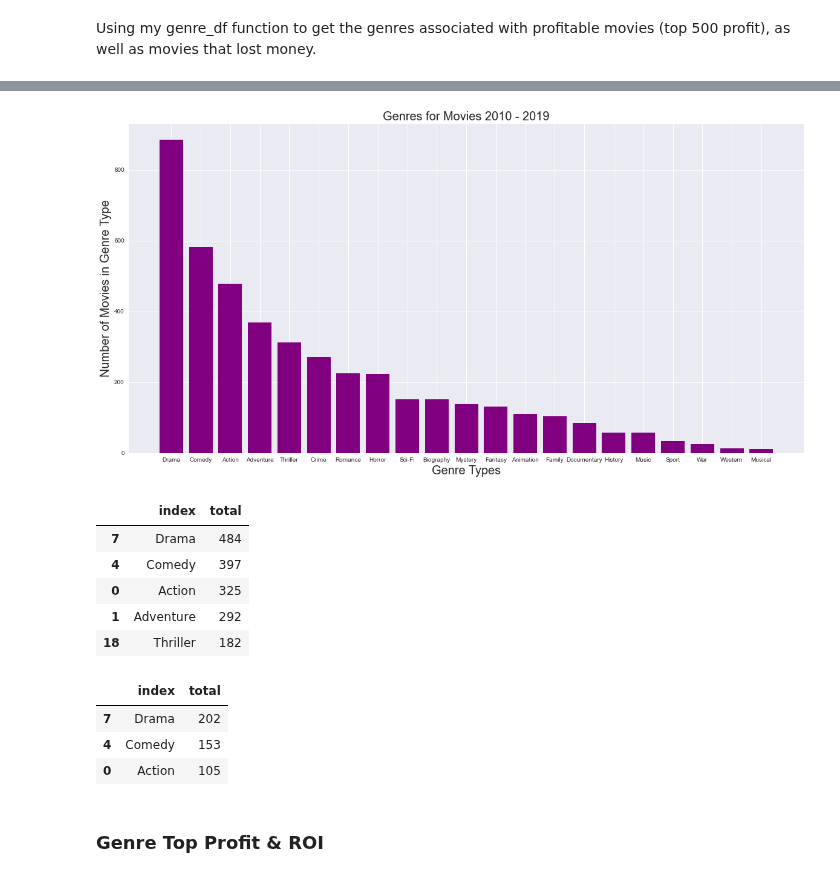
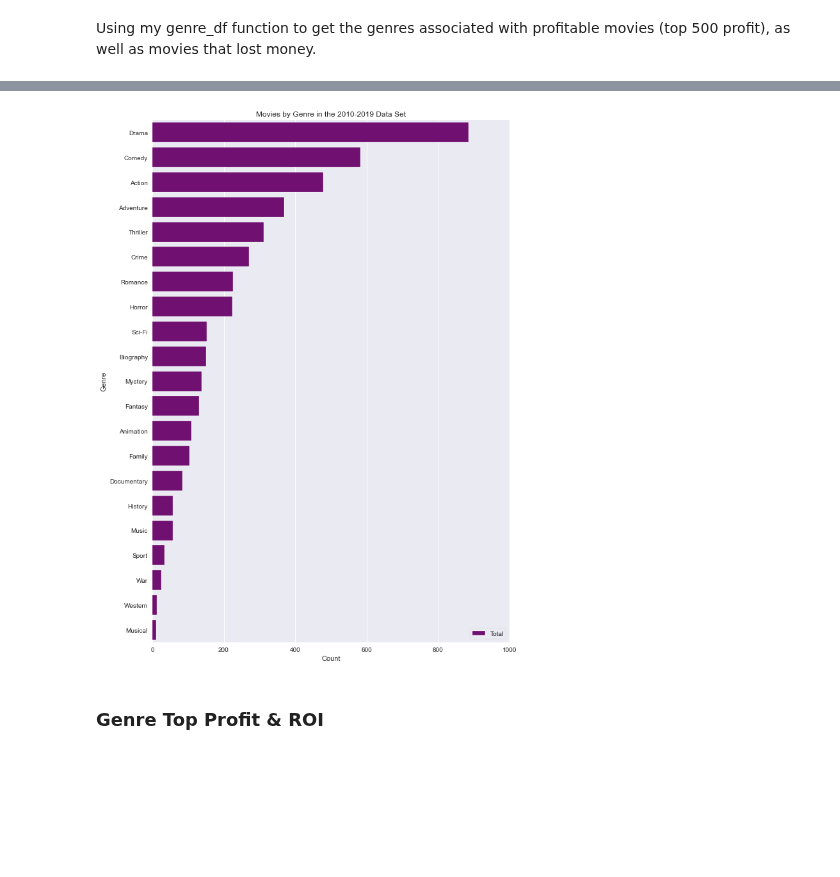
Before and after one commit to jxn628/dsc-phase-1-project, a Jupyter notebook: student.ipynb, the cells around one changed output, grey strips where cells are left out. Saved outputs shown, nothing was run; the diff lists cells and outputs as text; code cells hidden in the pictures; blank space fills up the shorter version.

```diff
--- a/student.ipynb
+++ b/student.ipynb
@@ -697,38 +635,0 @@ genre_df_2010
-# %%
-df = genre_df_2010
-
-fig, ax = plt.subplots(figsize = (20,10))
-
-ax.bar(x=df['index'], height=df['total'],  color='purple')
-
-ax.set_xlabel('Genre Types', size=20)
-ax.set_ylabel('Number of Movies in Genre Type', size=20)
-ax.set_title('Genres for Movies 2010 - 2019', size=20);
-# %% [output]
-[figure, removed]
-# %%
-#These are the genres from ALL profitable movies from 2010-2019
-
-genre_df_all_profit = genre_df(all_profit)
-genre_df_all_profit = genre_df_all_profit.drop(genre_df_all_profit[['genre_1', 'genre_2', 'genre_3']], axis=1)
-genre_df_all_profit = genre_df_all_profit.sort_values('total', ascending=False)
-
-genre_df_all_profit.head()
-# %% [output]
-|  | index | total |
-| 7 | Drama | 484 |
-| 4 | Comedy | 397 |
-| 0 | Action | 325 |
-| 1 | Adventure | 292 |
-| 18 | Thriller | 182 |
-# %%
-#These are the genres from the 500 movies with the best ROI from 2010-2019
-genre_df_roi = genre_df(top_roi)
-genre_df_roi = genre_df_roi.sort_values('total', ascending=False)
-genre_df_roi = genre_df_roi.drop(genre_df_roi[['genre_1', 'genre_2', 'genre_3']], axis=1)
-genre_df_roi.head(3)
-# %% [output]
-|  | index | total |
-| 7 | Drama | 202 |
-| 4 | Comedy | 153 |
-| 0 | Action | 105 |
@@ -735,3 +662,24 @@ genre_df_roi.head(3)
+# %%
+figure, ax = plt.subplots(figsize=(10, 15))
+
+#total number of genres in df
+#sns.set_color_codes("dark")
+sns.barplot(x="total", y="index", data=genre_df_2010,
+            label="Total", color="purple")
+
+# number of instances where movies of this genre had a profit.
+#sns.set_color_codes("muted")
+#sns.barplot(x="total", y="index", data=genre_df_profit,
+#            label="Movies that Made a Profit", color="g")
+
+# Add a legend and informative axis label
+ax.legend(ncol=2, loc="lower right", frameon=True)
+ax.set(xlim=(0, 1000), ylabel="Genre",
+       xlabel= "Count",
+       title= "Movies by Genre in the 2010-2019 Data Set")
+sns.despine(left=True, bottom=True)
+# %% [output]
+[figure, added]
 # %% [markdown]
 ### Genre Top Profit & ROI
 # %%
```
Also changed, not shown: parts of 58 cells of this notebook.
